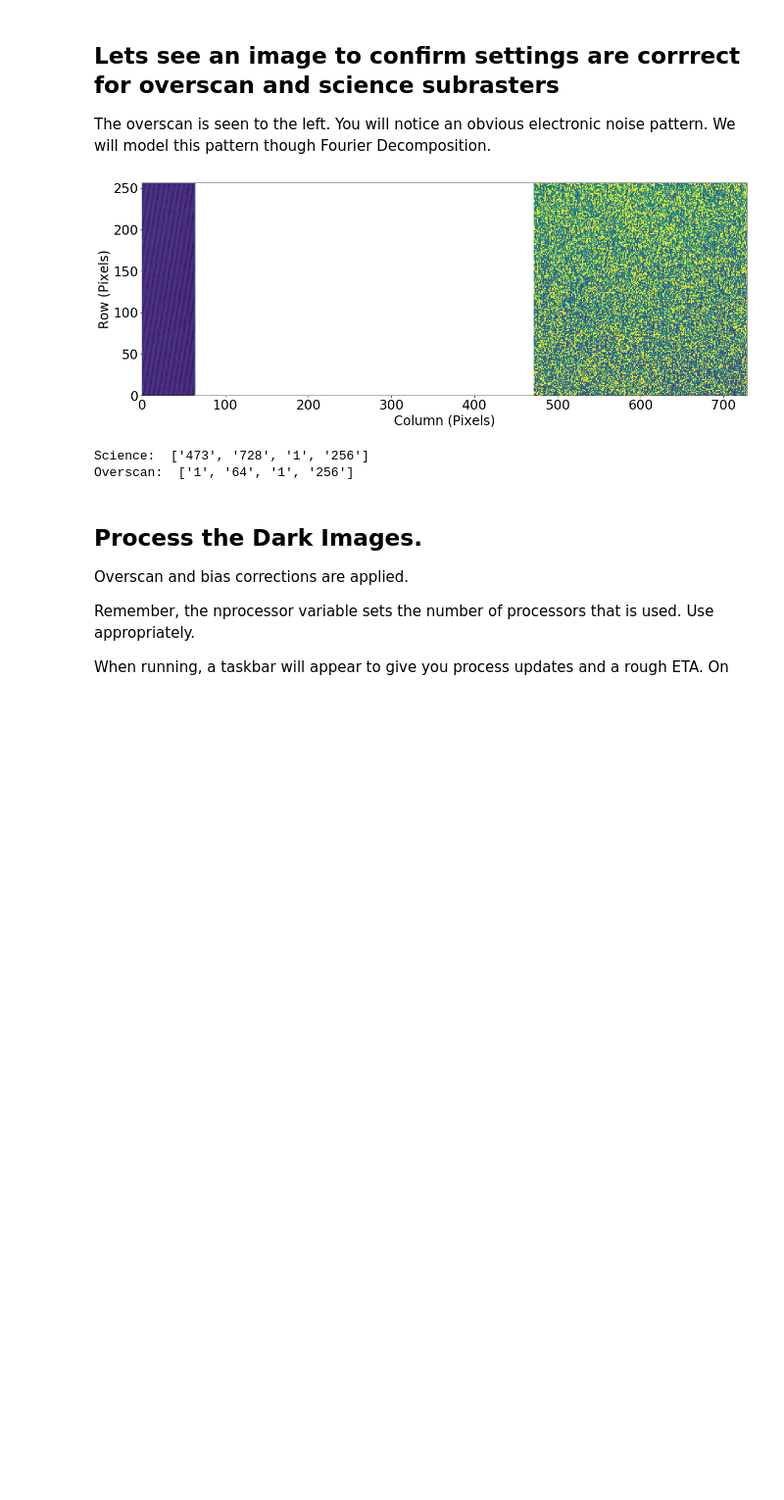
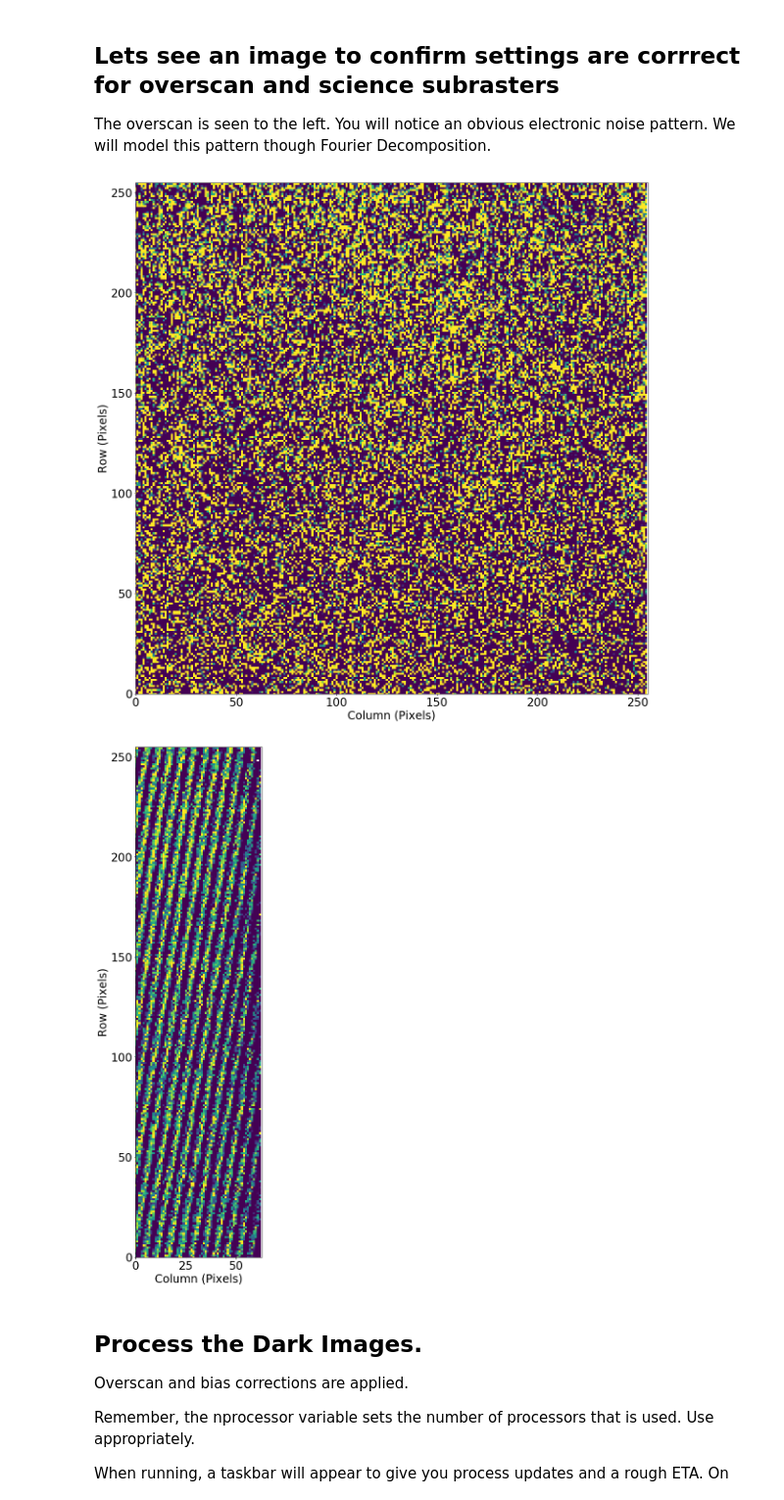
Before and after one commit to jasonfrowe/neossat, a Jupyter notebook: Cleaning NEOSSat Photometry.ipynb, the cells around one changed output. Shown at 98% size. Saved outputs shown, nothing was run; the diff lists cells and outputs as text; code cells hidden in the pictures; blank space fills up the shorter version.

```diff
--- a/Cleaning NEOSSat Photometry.ipynb
+++ b/Cleaning NEOSSat Photometry.ipynb
@@ -75,3 +86,8 @@ imagefiles=neo.read_file_list(workdir+fileslist)
+# %%
+#Use the first image to set dimensions for processing.
+i=0 #index of first image.
+filename=workdir+imagefiles[i]
+trim,btrim,xsc,ysc,xov,yov=neo.getimage_dim(filename)
 # %% [markdown]
 ## Get list of Dark Images
 # %%
@@ -84,15 +100,6 @@ for i in range(nfiles):
     shutter=hdulist[0].header['SHUTTER']
     if int(shutter[0]) != 0:  #Check if shutter was open or closed.
         darklist.append(imagefiles[i])
-    if icount==0:  #get dimensions of BIAS and Science raster from first image
-        trimsec=hdulist[0].header['TRIMSEC']
-        trim=re.findall(r'\d+',trimsec)
-        xsc=int(trim[3])-int(trim[2])+1
-        ysc=int(trim[1])-int(trim[0])+1
-        btrimsec=hdulist[0].header['BIASSEC']
-        btrim=re.findall(r'\d+',btrimsec)
-        xov=int(btrim[3])-int(btrim[2])+1 #I ignore the last few columns
-        yov=int(btrim[1])-int(btrim[0])-3
     hdulist.close()
     icount=icount+1 #simple counter to track images reviewed.
 print("Number of dark images: ",len(darklist))
@@ -104,14 +111,17 @@ Number of dark images:  130
 The overscan is seen to the left.  You will notice an obvious electronic noise pattern. We will model this pattern though Fourier Decomposition.
 # %%
 image=neo.read_fitsdata(workdir+darklist[1])
-imstat=neo.imagestat(image,bpix)
-neo.plot_image(image,imstat,0.1,1.5)  #The last two parameters control the plot scale (sigma-low, sigma-high)
-print('Science: ',trim)
-print('Overscan: ',btrim)
+
+#Plot Science Raster
+imstat=neo.imagestat(image[trim[2]:trim[3],trim[0]:trim[1]],bpix)
+neo.plot_image(image[trim[2]:trim[3],trim[0]:trim[1]],imstat,0.1,1.5)  #The last two parameters control the plot scale (sigma-low, sigma-high)
+
+#Plot Overscan Raster
+imstat=neo.imagestat(image[btrim[2]:btrim[3],btrim[0]:btrim[1]],bpix)
+neo.plot_image(image[btrim[2]:btrim[3],btrim[0]:btrim[1]],imstat,0.1,1.5)
 # %% [output]
-[figure, old version]
+[figure, new version]
-Science:  ['473', '728', '1', '256']
-Overscan:  ['1', '64', '1', '256']
+[figure, added]
 # %% [markdown]
 ## Process the Dark Images.
 
```
Also changed, not shown: parts of 11 cells of this notebook, 1 other file.
